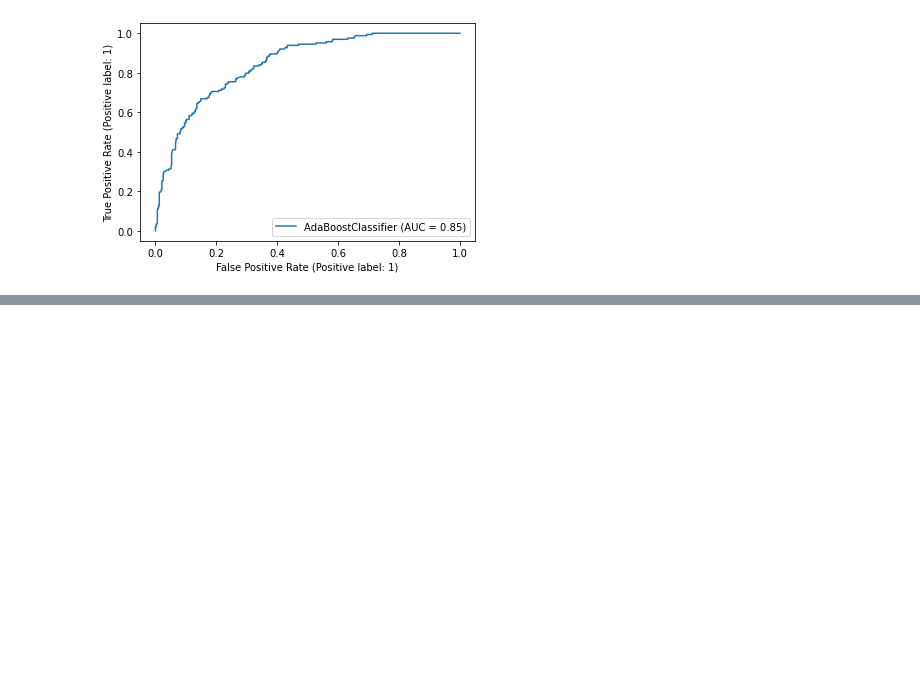
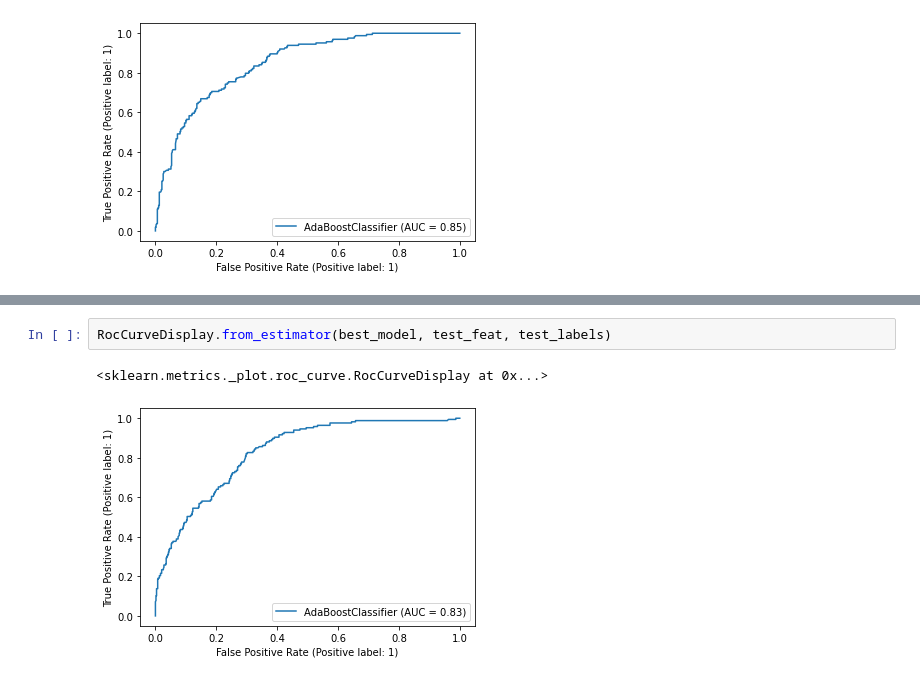
Before and after one commit to RajatShah03/telecom-customer-churn-analysis, a Jupyter notebook: prediction-sklearn.ipynb, the cells around one changed output, grey strips where cells are left out. Cells and saved outputs as stored; diff of their text form; blank space fills up the shorter version.

```diff
--- a/prediction-sklearn.ipynb
+++ b/prediction-sklearn.ipynb
@@ -183,0 +212,5 @@ RocCurveDisplay.from_estimator(best_model, val_feat, val_labels)
+# %%
+RocCurveDisplay.from_estimator(best_model, test_feat, test_labels)
+# %% [output]
+<sklearn.metrics._plot.roc_curve.RocCurveDisplay at 0x...>
+[figure, added]
```
Also changed, not shown: parts of 6 cells of this notebook, 1 other file.
